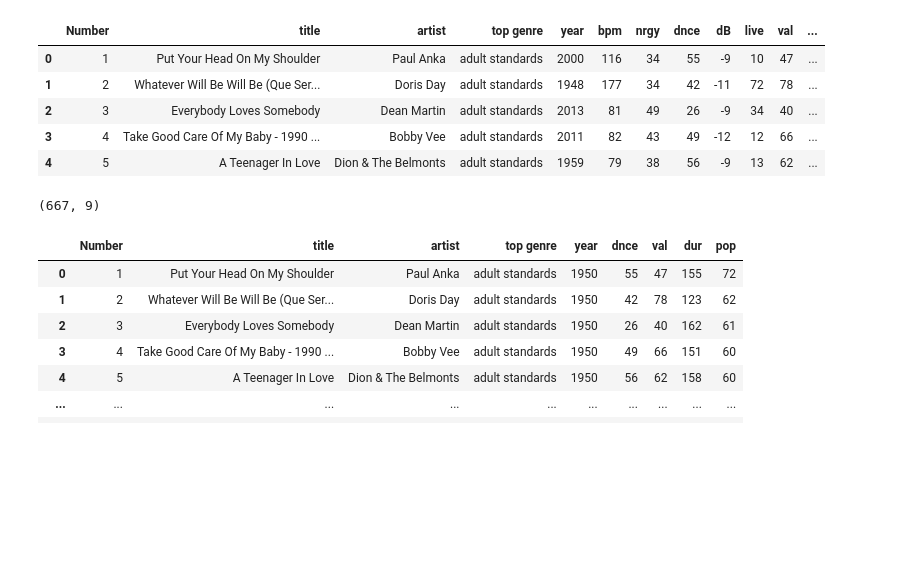
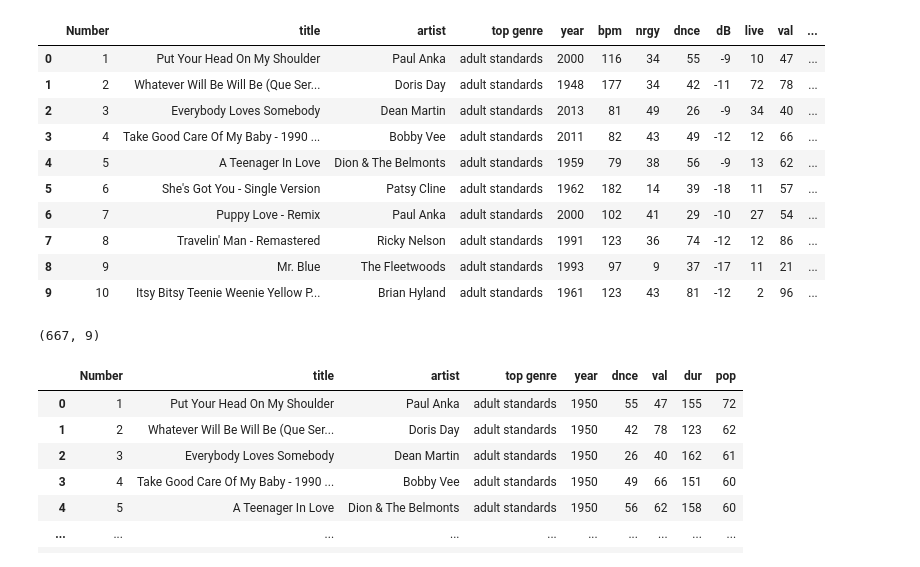
Before and after one commit to adrianacoca/Decades-Music, a Jupyter notebook: Reading Initial Data.ipynb, the cells around one changed output. Cells and saved outputs as stored; diff of their text form; code cells hidden in the pictures; blank space fills up the shorter version.

```diff
--- a/Reading Initial Data.ipynb
+++ b/Reading Initial Data.ipynb
@@ -4,19 +4,24 @@ import numpy as np
 # %%
 fif = pd.read_csv('src/1950.csv')
 six = pd.read_csv('src/1960.csv')
 sev = pd.read_csv('src/1970.csv')
 eig = pd.read_csv('src/1980.csv')
 nin = pd.read_csv('src/1990.csv')
 zer = pd.read_csv('src/2000.csv')
 ten = pd.read_csv('src/2010.csv')
-fif.head()
+fif.head(10)
 # %% [output]
 |  | Number | title | artist | top genre | year | bpm | nrgy | dnce | dB | live | val | ... |
 | 0 | 1 | Put Your Head On My Shoulder | Paul Anka | adult standards | 2000 | 116 | 34 | 55 | -9 | 10 | 47 | ... |
 | 1 | 2 | Whatever Will Be Will Be (Que Ser... | Doris Day | adult standards | 1948 | 177 | 34 | 42 | -11 | 72 | 78 | ... |
 | 2 | 3 | Everybody Loves Somebody | Dean Martin | adult standards | 2013 | 81 | 49 | 26 | -9 | 34 | 40 | ... |
 | 3 | 4 | Take Good Care Of My Baby - 1990 ... | Bobby Vee | adult standards | 2011 | 82 | 43 | 49 | -12 | 12 | 66 | ... |
 | 4 | 5 | A Teenager In Love | Dion & The Belmonts | adult standards | 1959 | 79 | 38 | 56 | -9 | 13 | 62 | ... |
+| 5 | 6 | She's Got You - Single Version | Patsy Cline | adult standards | 1962 | 182 | 14 | 39 | -18 | 11 | 57 | ... |
+| 6 | 7 | Puppy Love - Remix | Paul Anka | adult standards | 2000 | 102 | 41 | 29 | -10 | 27 | 54 | ... |
+| 7 | 8 | Travelin' Man - Remastered | Ricky Nelson | adult standards | 1991 | 123 | 36 | 74 | -12 | 12 | 86 | ... |
+| 8 | 9 | Mr. Blue | The Fleetwoods | adult standards | 1993 | 97 | 9 | 37 | -17 | 11 | 21 | ... |
+| 9 | 10 | Itsy Bitsy Teenie Weenie Yellow P... | Brian Hyland | adult standards | 1961 | 123 | 43 | 81 | -12 | 2 | 96 | ... |
 # %%
 fif["year"]=1950
 six["year"]=1960
```
Also changed, not shown: parts of 12 cells of this notebook, 1 other file.
